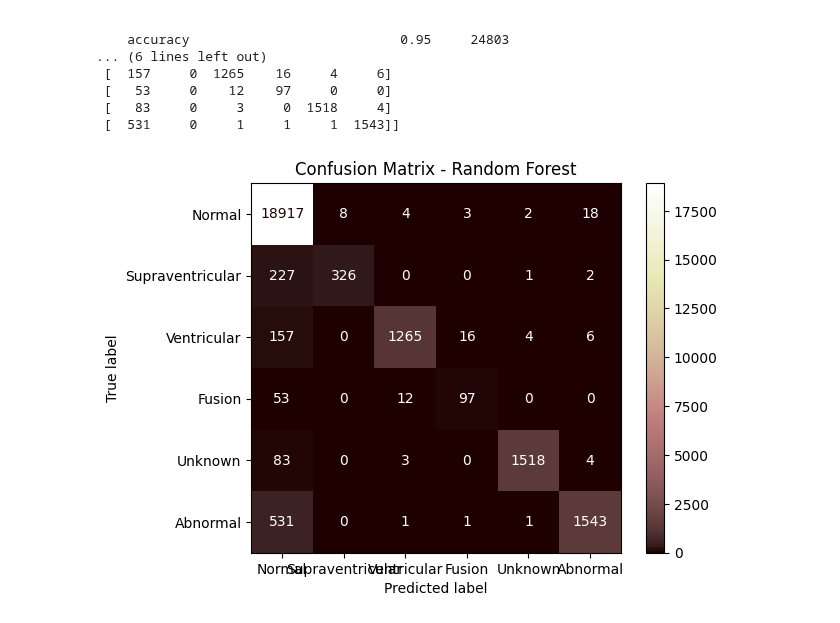
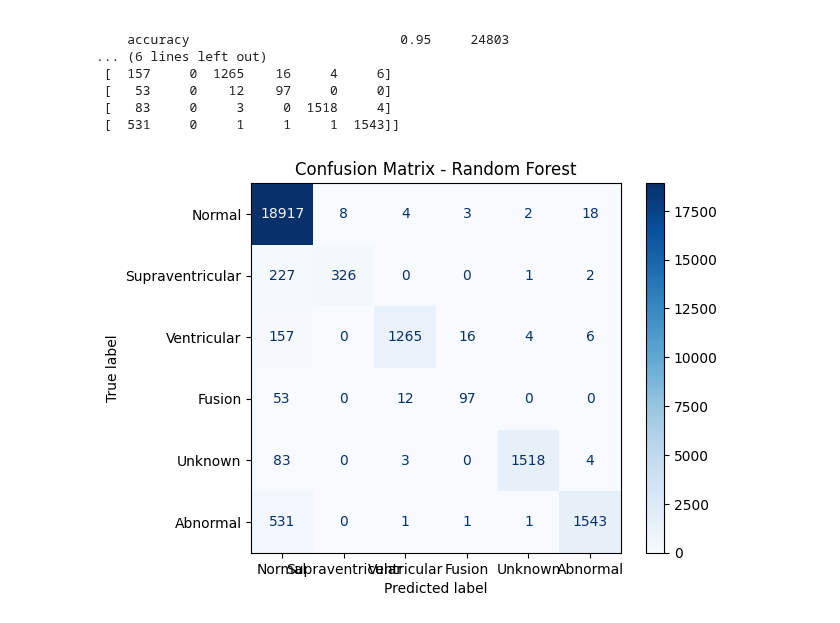
Before and after one commit to arilui/EKGenie, a Jupyter notebook: RandomForest.ipynb, the cells around one changed output. Cells and saved outputs as stored; diff of their text form; code cells hidden in the pictures.

```diff
--- a/RandomForest.ipynb
+++ b/RandomForest.ipynb
@@ -42,10 +40,10 @@ Classification Report:
 # %%
 # ==================== PLOT CONFUSION MATRIX ====================
 label_names = ['Normal', 'Supraventricular', 'Ventricular', 'Fusion', 'Unknown', 'Abnormal']
 cm = confusion_matrix(y_test, y_pred, labels=rf_model.classes_)
 disp = ConfusionMatrixDisplay(confusion_matrix=cm, display_labels=label_names)
-disp.plot(cmap='pink')
+disp.plot(cmap='Blues')
 plt.title("Confusion Matrix - Random Forest")
 plt.show()
 # %% [output]
-[figure, old version]
+[figure, new version]
```
Also changed, not shown: parts of 2 cells of this notebook, 5 other files.
